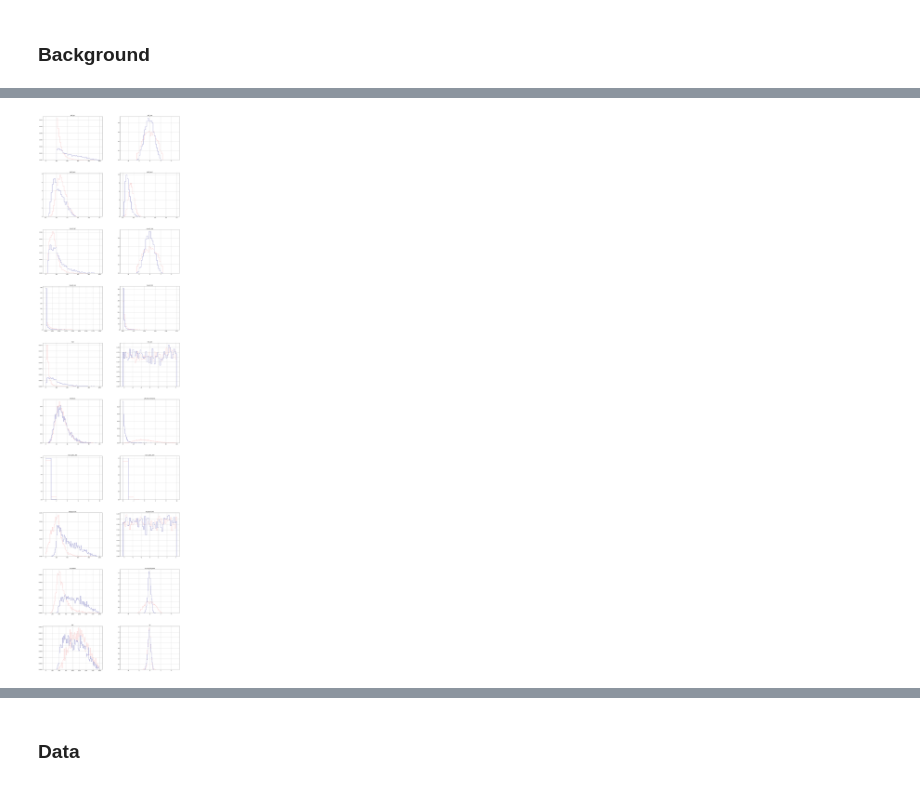
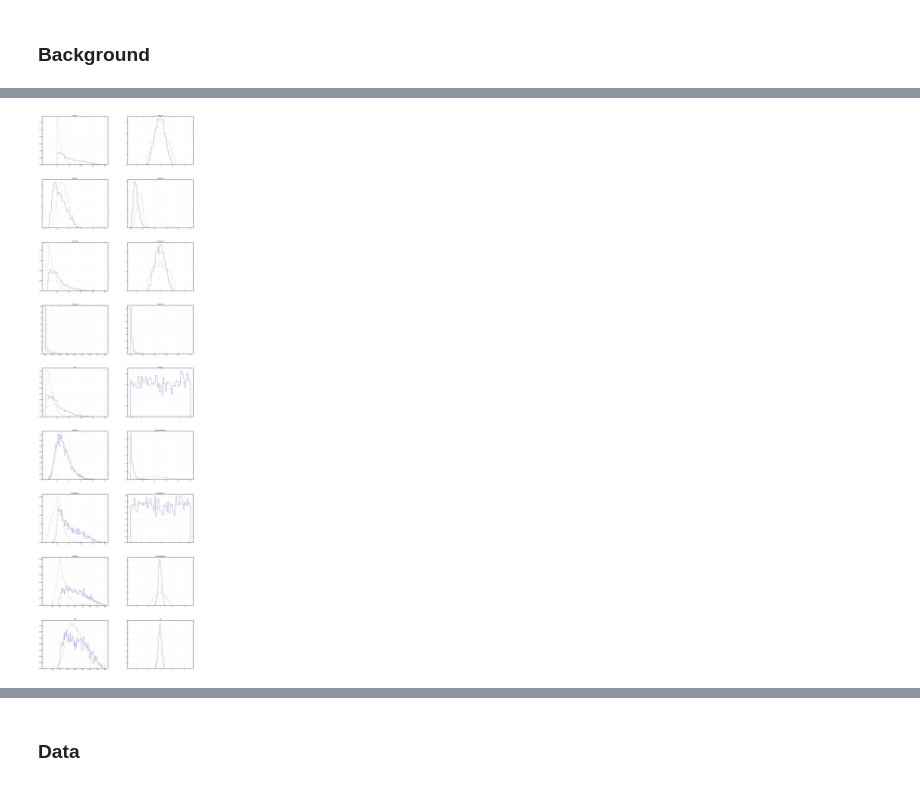
Before and after one commit to miguelgallo/pps-ww-analysis-notebook, a Jupyter notebook: Data-Inspection.ipynb, the cells around one changed output, grey strips where cells are left out. Saved outputs shown, nothing was run; the diff lists cells and outputs as text; code cells hidden in the pictures.

```diff
--- a/Data-Inspection.ipynb
+++ b/Data-Inspection.ipynb
@@ -370,0 +427,6 @@ dtype: int64
+# %%
+if not run_tables:
+    with pd.HDFStore( "reduced-data-store-{}.h5".format( label ), 'r' ) as store_:
+        df_counts_bkg = store_[ "counts" ]
+
+df_counts_bkg
@@ -436,0 +442,6 @@ df_protons_multiRP_bkg_events
+# %%
+if not run_tables:
+    with pd.HDFStore( "reduced-data-store-{}.h5".format( label ), 'r' ) as store_:
+        df_protons_multiRP_bkg_index = store_[ "protons_multiRP" ]
+
+df_protons_multiRP_bkg_index
@@ -436,0 +468,6 @@ df_protons_multiRP_bkg_events
+# %%
+if not run_tables:
+    with pd.HDFStore( "reduced-data-store-{}.h5".format( label ), 'r' ) as store_:
+        df_protons_multiRP_bkg_events = store_[ "events_multiRP" ]
+
+df_protons_multiRP_bkg_events
@@ -466,5 +513,14 @@ array([<matplotlib.axes._subplots.AxesSubplot object at 0x...>],
+# %%
+msk_bkg = ( ( df_protons_multiRP_bkg_events.loc[ :, "jet0_corrmass"] >= 50.0 ) &
+            ( df_protons_multiRP_bkg_events.loc[ :, "jet0_corrmass"] <= 110.0 ) &
+            ( df_protons_multiRP_bkg_events.loc[ :, "num_bjets_ak4"] == 0 ) )
+msk_signal = ( ( df_protons_multiRP_signal_events.loc[ :, "jet0_corrmass"] >= 50.0 ) &
+               ( df_protons_multiRP_signal_events.loc[ :, "jet0_corrmass"] <= 110.0 ) &
+               ( df_protons_multiRP_signal_events.loc[ :, "num_bjets_ak4"] == 0 ) )
+df_protons_multiRP_bkg_events = df_protons_multiRP_bkg_events.loc[ msk_bkg ]
+df_protons_multiRP_signal_events = df_protons_multiRP_signal_events.loc[ msk_signal ]
 # %%
-fig, axes = plt.subplots( 10, 2, figsize=(24,10*10) )
+fig, axes = plt.subplots( 9, 2, figsize=(24,9*10) )
 
 row_ = 0
 df_protons_multiRP_bkg_events.hist( "jet0_pt", bins=50, range=(0.,1000.), histtype="step", density=True, color="lightcoral", ax=axes[row_,0] )
@@ -509,41 +565,34 @@ df_protons_multiRP_bkg_events.hist( "pfcand_nextracks", bins=100, range=(0.,100.
 df_protons_multiRP_signal_events.hist( "pfcand_nextracks", bins=100, range=(0.,100.), histtype="step", density=True, color="darkblue", ax=axes[row_,1] )
 row_ += 1
 
-df_protons_multiRP_bkg_events.hist( "num_bjets_ak8", bins=10, range=(0.,10.), histtype="step", density=True, color="lightcoral", ax=axes[row_,0] )
-df_protons_multiRP_signal_events.hist( "num_bjets_ak8", bins=10, range=(0.,10.), histtype="step", density=True, color="darkblue", ax=axes[row_,0] )
-
-df_protons_multiRP_bkg_events.hist( "num_bjets_ak4", bins=10, range=(0.,10.), histtype="step", density=True, color="lightcoral", ax=axes[row_,1] )
-df_protons_multiRP_signal_events.hist( "num_bjets_ak4", bins=10, range=(0.,10.), histtype="step", density=True, color="darkblue", ax=axes[row_,1] )
-row_ += 1
-
 df_protons_multiRP_bkg_events.hist( "WLeptonicPt", bins=100, range=(0.,1000.), histtype="step", density=True, color="lightcoral", ax=axes[row_,0] )
 df_protons_multiRP_signal_events.hist( "WLeptonicPt", bins=100, range=(0.,1000.), histtype="step", density=True, color="darkblue", ax=axes[row_,0] )
 
 df_protons_multiRP_bkg_events.hist( "WLeptonicPhi", bins=50, range=(-np.pi,np.pi), histtype="step", density=True, color="lightcoral", ax=axes[row_,1] )
 df_protons_multiRP_signal_events.hist( "WLeptonicPhi", bins=50, range=(-np.pi,np.pi), histtype="step", density=True, color="darkblue", ax=axes[row_,1] )
 row_ += 1
 
 df_protons_multiRP_bkg_events.hist( "recoMWW", bins=100, range=(0.,2000.), histtype="step", density=True, color="lightcoral", ax=axes[row_,0] )
 df_protons_multiRP_signal_events.hist( "recoMWW", bins=100, range=(0.,2000.), histtype="step", density=True, color="darkblue", ax=axes[row_,0] )
 
 df_protons_multiRP_bkg_events.hist( "recoRapidityWW", bins=100, range=(-5.,5.), histtype="step", density=True, color="lightcoral", ax=axes[row_,1] )
 df_protons_multiRP_signal_events.hist( "recoRapidityWW", bins=100, range=(-5.,5.), histtype="step", density=True, color="darkblue", ax=axes[row_,1] )
 row_ += 1
 
 df_protons_multiRP_bkg_events.hist( "MX", bins=100, range=(0.,2000.), histtype="step", density=True, color="lightcoral", ax=axes[row_,0] )
 df_protons_multiRP_signal_events.hist( "MX", bins=100, range=(0.,2000.), histtype="step", density=True, color="darkblue", ax=axes[row_,0] )
 
 df_protons_multiRP_bkg_events.hist( "YX", bins=100, range=(-5.,5.), histtype="step", density=True, color="lightcoral", ax=axes[row_,1] )
 df_protons_multiRP_signal_events.hist( "YX", bins=100, range=(-5.,5.), histtype="step", density=True, color="darkblue", ax=axes[row_,1] )
 row_ += 1
 
 #  'run', 'lumiblock', 'event', 'slice', 'xi', 'thx', 'thy', 't', 'ismultirp', 'rpid', 'arm',
 #  'jet0_pt', 'jet0_eta', 'jet0_phi', 'jet0_energy', 'jet0_mass', 'jet0_corrmass', 'jet0_tau1', 'jet0_tau2', 'jet0_vertexz',
 #  'muon0_pt', 'muon0_eta', 'muon0_phi', 'muon0_energy', 'muon0_charge', 'muon0_iso', 'muon0_dxy', 'muon0_dz',
 #  'num_bjets_ak8', 'num_bjets_ak4', 'num_jets_ak4', 'pfcand_nextracks', 'pfcand_nextracks_noDRl',
 #  'recoMWhad', 'recoMWlep', 'recoMWW', 'recoRapidityWW', 'dphiWW', 'WLeptonicPt', 'WLeptonicPhi'
 # %% [output]
-[figure, old version]
+[figure, new version]
 # %%
 fig = plt.figure( figsize=(12,10) )
 
```
Also changed, not shown: parts of 39 cells of this notebook, 9 other files.
